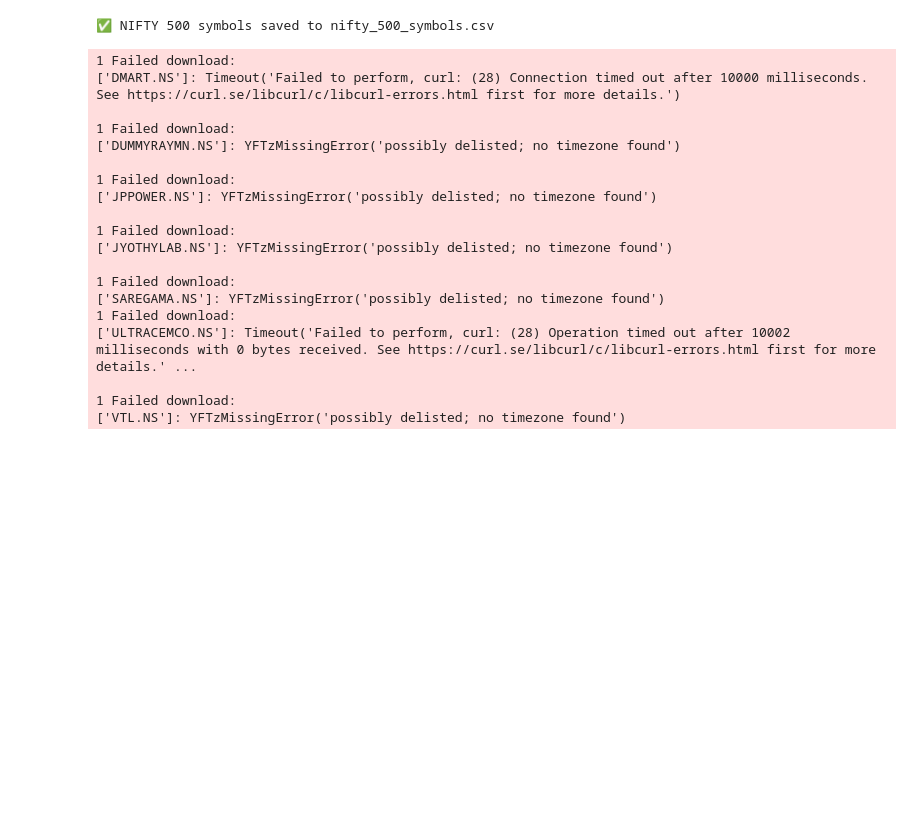
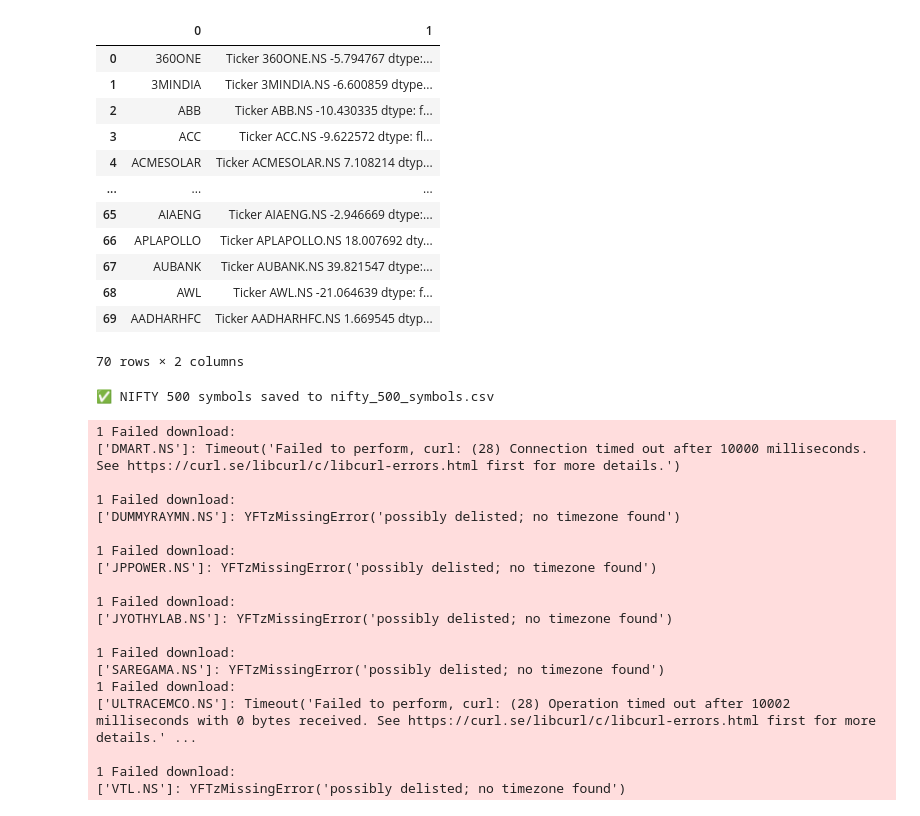
Before and after one commit to kh-srikanth/trading-ml, a Jupyter notebook: notebooks/build_stock_dataset_top500.ipynb, the cells around one changed output. Drawn from its saved outputs; the diff is of its cells as text; code cells hidden in the pictures; blank space fills up the shorter version.

```diff
--- a/notebooks/build_stock_dataset_top500.ipynb
+++ b/notebooks/build_stock_dataset_top500.ipynb
@@ -73,0 +108,10 @@ Available Categories: ['NIFTY', 'BANKNIFTY', 'NIFTYNEXT50', 'SecGtr20', 'SecLwr2
+# %%
+import yfinance as yf
+from datetime import datetime, timedelta
+
+ticker = "INFY.NS"
+start = datetime.today() - timedelta(days=180)
+end = datetime.today()
+
+data = yf.download(ticker, start=start, end=end)
+print(data.head())
@@ -73,0 +128,13 @@ Available Categories: ['NIFTY', 'BANKNIFTY', 'NIFTYNEXT50', 'SecGtr20', 'SecLwr2
+# %%
+for ticker in tqdm(tickers[:10]):  # Start with 10 for quick test
+    try:
+        print(f"Downloading: {ticker}")
+        data = yf.download(ticker, start=start, end=end, progress=False, auto_adjust=True)
+        print(f"  Rows: {len(data)}")
+        if not data.empty:
+            pct_change = ((data["Close"].iloc[-1] - data["Close"].iloc[0]) / data["Close"].iloc[0]) * 100
+            top_stocks.append((ticker.replace(".NS", ""), pct_change))
+        else:
+            print(f"⚠️ No data for {ticker}")
+    except Exception as e:
+        print(f"⚠️ Error for {ticker}: {e}")
@@ -74,3 +162,19 @@ Available Categories: ['NIFTY', 'BANKNIFTY', 'NIFTYNEXT50', 'SecGtr20', 'SecLwr2
+# %%
+display(pd.DataFrame(top_stocks))
+# %% [output]
+|  | 0 | 1 |
+| 0 | 360ONE | Ticker 360ONE.NS -5.794767 dtype:... |
+| 1 | 3MINDIA | Ticker 3MINDIA.NS -6.600859 dtype... |
+| 2 | ABB | Ticker ABB.NS -10.430335 dtype: f... |
+| 3 | ACC | Ticker ACC.NS -9.622572 dtype: fl... |
+| 4 | ACMESOLAR | Ticker ACMESOLAR.NS 7.108214 dtyp... |
+| ... | ... | ... |
+| 65 | AIAENG | Ticker AIAENG.NS -2.946669 dtype:... |
+| 66 | APLAPOLLO | Ticker APLAPOLLO.NS 18.007692 dty... |
+| 67 | AUBANK | Ticker AUBANK.NS 39.821547 dtype:... |
+| 68 | AWL | Ticker AWL.NS -21.064639 dtype: f... |
+| 69 | AADHARHFC | Ticker AADHARHFC.NS 1.669545 dtyp... |
+70 rows × 2 columns
 # %%
 import pandas as pd
 
```
Also changed, not shown: parts of 5 cells of this notebook.
